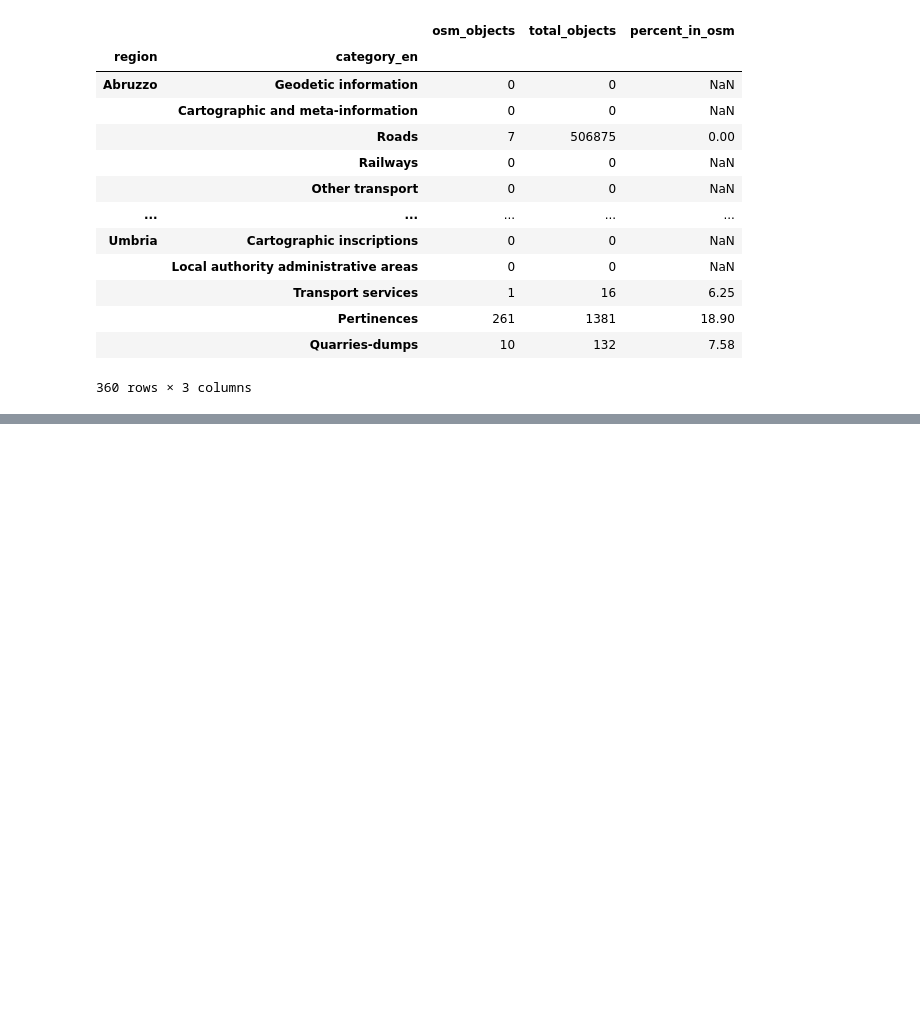
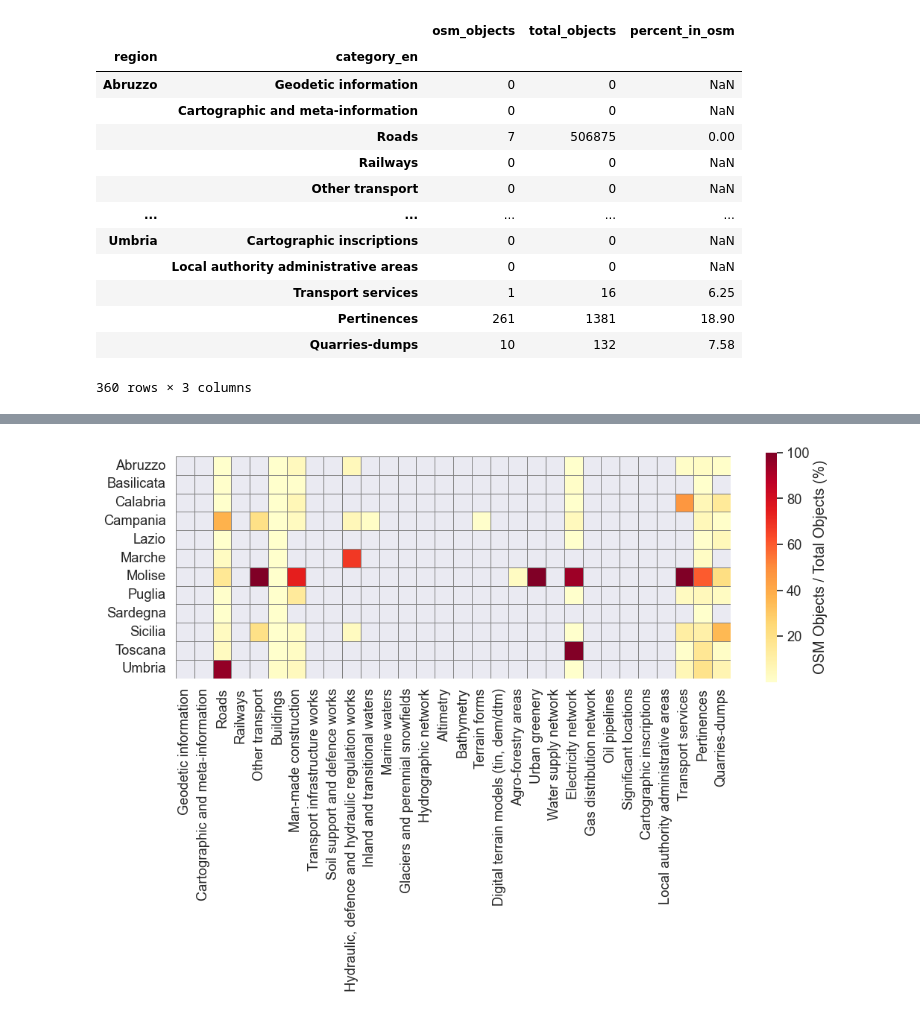
Before and after one commit to napo/dbsnosmcompare, a Jupyter notebook: analysis_osm_presence_igm_declaration.ipynb, the cells around one changed output, grey strips where cells are left out. Cells and saved outputs as stored; diff of their text form; code cells hidden in the pictures; blank space fills up the shorter version.

```diff
--- a/analysis_osm_presence_igm_declaration.ipynb
+++ b/analysis_osm_presence_igm_declaration.ipynb
@@ -268,0 +191,21 @@ plt.show()
+# %%
+# Calcolo la percentuale di osm_objects su total_objects per ogni combinazione di region e category_en
+data_regione_with_osm_data['percent'] = data_regione_with_osm_data['osm_objects'] / data_regione_with_osm_data['total_objects'] * 100
+
+# Creo un nuovo dataframe con le percentuali calcolate e i valori mancanti impostati a NaN
+#heatmap_data = data_regione_with_osm_data.pivot(index='region', columns='category_en', values='percent')
+heatmap_data = data_regione_with_osm_data.groupby(['region', 'category_en'])['percent'].mean().unstack()
+heatmap_data = heatmap_data[categories_order].sort_index().reindex(index=sorted(heatmap_data.index))
+
+# Creo la heatmap table utilizzando la funzione heatmap di seaborn
+cmap = sns.color_palette("YlOrRd", as_cmap=True)
+sns.set(font_scale=1.2) # imposta la dimensione dei caratteri del grafico
+fig, ax = plt.subplots(figsize=(12, 8)) # imposta le dimensioni del grafico
+sns.heatmap(heatmap_data, cmap=cmap, annot=False,
+            fmt=".1f", cbar_kws={'label': 'OSM Objects / Total Objects (%)', 'shrink': 0.5},
+            linewidths=0.5, linecolor='gray', square=True)
+ax.set_xlabel('') # rimuove l'etichetta "category_en" nella legenda
+ax.set_ylabel('') # rimuove l'etichetta "region" nella legenda
+plt.savefig("image" + os.sep + "percent_osm_by_region_and_category.png", dpi=300, bbox_inches='tight') # salva il grafico in un file jpg a 300dpi
+# %% [output]
+[figure, added]
```
Also changed, not shown: parts of 13 cells of this notebook, 2 other files.
